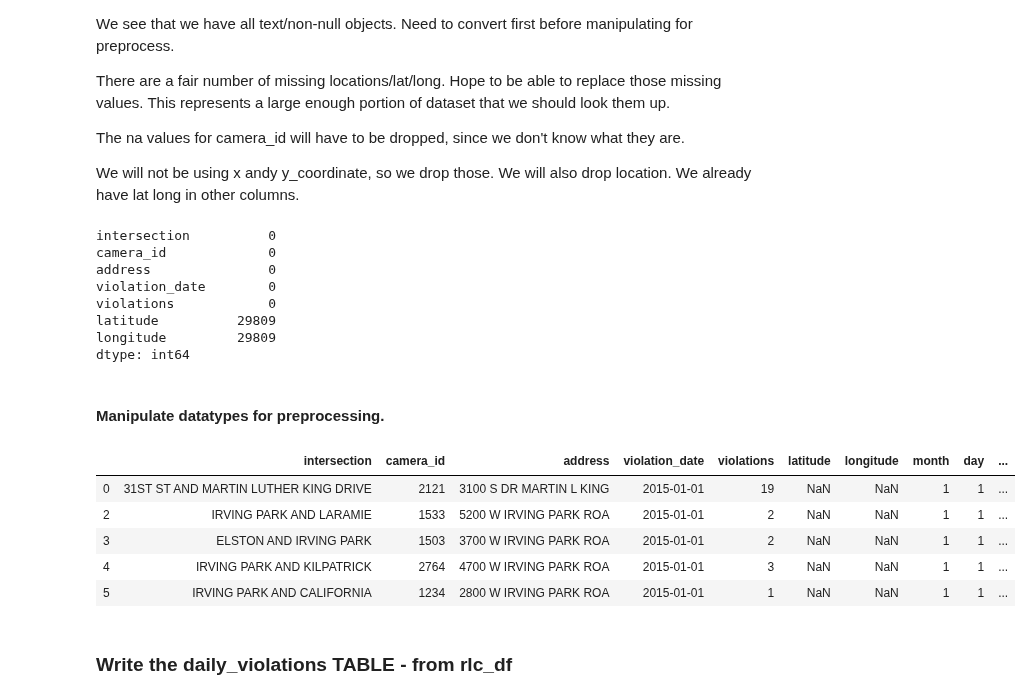
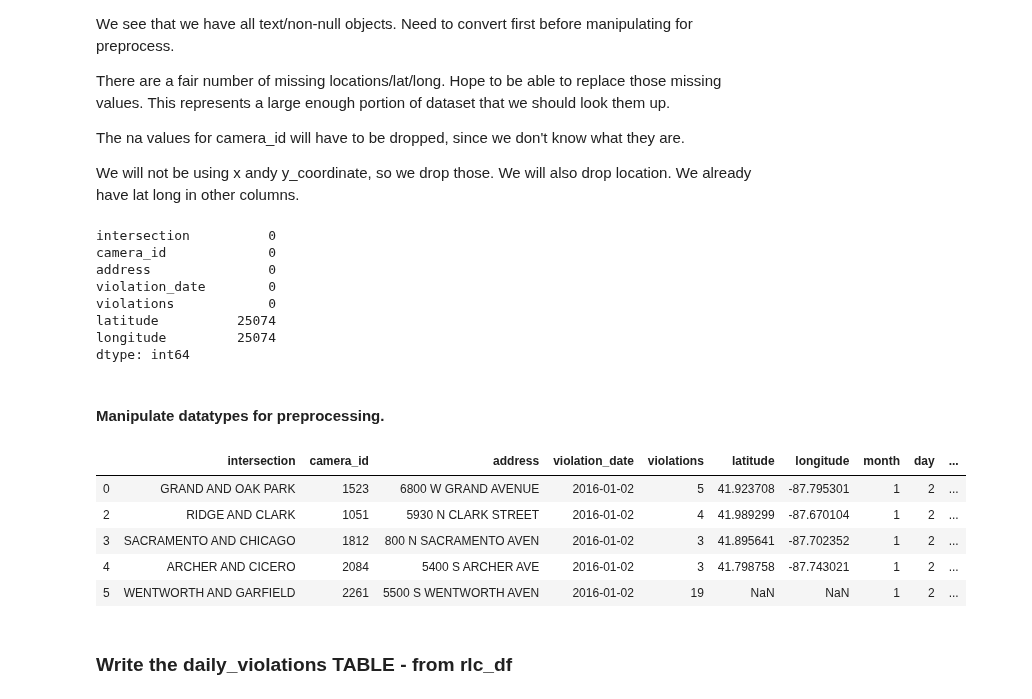
Before and after one commit to sciencelee/chicago-red-light-cameras, a Jupyter notebook: 01-build-db.ipynb, the cells around one changed output. Drawn from its saved outputs; the diff is of its cells as text; code cells hidden in the pictures.

```diff
--- a/01-build-db.ipynb
+++ b/01-build-db.ipynb
@@ -292,8 +307,8 @@ make_table(int_df, 'intersection_chars', c, conn)
 # First 1000000 results, returned as JSON from API / converted to Python list of dictionaries by sodapy
 rlc_df = client.get("spqx-js37", #speed cams are at 'hhkd-xvj4' if you want to investigate?
                      #where='violation_date > 01-01-2020',
-                     where='violation_date BETWEEN \'2015-01-01T00:00:00.000\' AND \'2020-12-31T00:00:00.000\'',
-                     limit=1000000,
+                     where='violation_date > \'2016-01-01T00:00:00.000\'',
+                     limit=10000000,
                     )
 
 rlc_df = pd.DataFrame.from_records(rlc_df) # Convert to pandas DataFrame
@@ -385,29 +400,29 @@ camera_id             0
 address               0
 violation_date        0
 violations            0
-latitude          29809
-longitude         29809
+latitude          25074
+longitude         25074
 dtype: int64
 # %% [markdown]
 #### Manipulate datatypes for preprocessing.
 # %%
-rlc_df['violations'] = rlc_df['violations'].apply(int)
-rlc_df['latitude'] = rlc_df['latitude'].apply(float)
-rlc_df['longitude'] = rlc_df['longitude'].apply(float)
+rlc_df['violations'] = rlc_df['violations'].astype(int)
+rlc_df['latitude'] = rlc_df['latitude'].astype(float)
+rlc_df['longitude'] = rlc_df['longitude'].astype(float)
 rlc_df['violation_date'] = pd.to_datetime(rlc_df['violation_date'])
 rlc_df['month'] = rlc_df['violation_date'].apply(lambda x: int(x.month))
 rlc_df['day'] = rlc_df['violation_date'].apply(lambda x: int(x.day))  # fixed from dat to day!
 
 rlc_df['weekday'] = rlc_df['violation_date'].apply(lambda x: int(datetime.weekday(x)))
 rlc_df['year'] = rlc_df['violation_date'].apply(lambda x: int(x.year))
 
 rlc_df.head()
 # %% [output]
 |  | intersection | camera_id | address | violation_date | violations | latitude | longitude | month | day | ... |
-| 0 | 31ST ST AND MARTIN LUTHER KING DRIVE | 2121 | 3100 S DR MARTIN L KING | 2015-01-01 | 19 | NaN | NaN | 1 | 1 | ... |
-| 2 | IRVING PARK AND LARAMIE | 1533 | 5200 W IRVING PARK ROA | 2015-01-01 | 2 | NaN | NaN | 1 | 1 | ... |
-| 3 | ELSTON AND IRVING PARK | 1503 | 3700 W IRVING PARK ROA | 2015-01-01 | 2 | NaN | NaN | 1 | 1 | ... |
-| 4 | IRVING PARK AND KILPATRICK | 2764 | 4700 W IRVING PARK ROA | 2015-01-01 | 3 | NaN | NaN | 1 | 1 | ... |
-| 5 | IRVING PARK AND CALIFORNIA | 1234 | 2800 W IRVING PARK ROA | 2015-01-01 | 1 | NaN | NaN | 1 | 1 | ... |
+| 0 | GRAND AND OAK PARK | 1523 | 6800 W GRAND AVENUE | 2016-01-02 | 5 | 41.923708 | -87.795301 | 1 | 2 | ... |
+| 2 | RIDGE AND CLARK | 1051 | 5930 N CLARK STREET | 2016-01-02 | 4 | 41.989299 | -87.670104 | 1 | 2 | ... |
+| 3 | SACRAMENTO AND CHICAGO | 1812 | 800 N SACRAMENTO AVEN | 2016-01-02 | 3 | 41.895641 | -87.702352 | 1 | 2 | ... |
+| 4 | ARCHER AND CICERO | 2084 | 5400 S ARCHER AVE | 2016-01-02 | 3 | 41.798758 | -87.743021 | 1 | 2 | ... |
+| 5 | WENTWORTH AND GARFIELD | 2261 | 5500 S WENTWORTH AVEN | 2016-01-02 | 19 | NaN | NaN | 1 | 2 | ... |
 # %% [markdown]
 ### Write the daily_violations TABLE - from rlc_df
```
Also changed, not shown: parts of 75 cells of this notebook, 2 other files.
